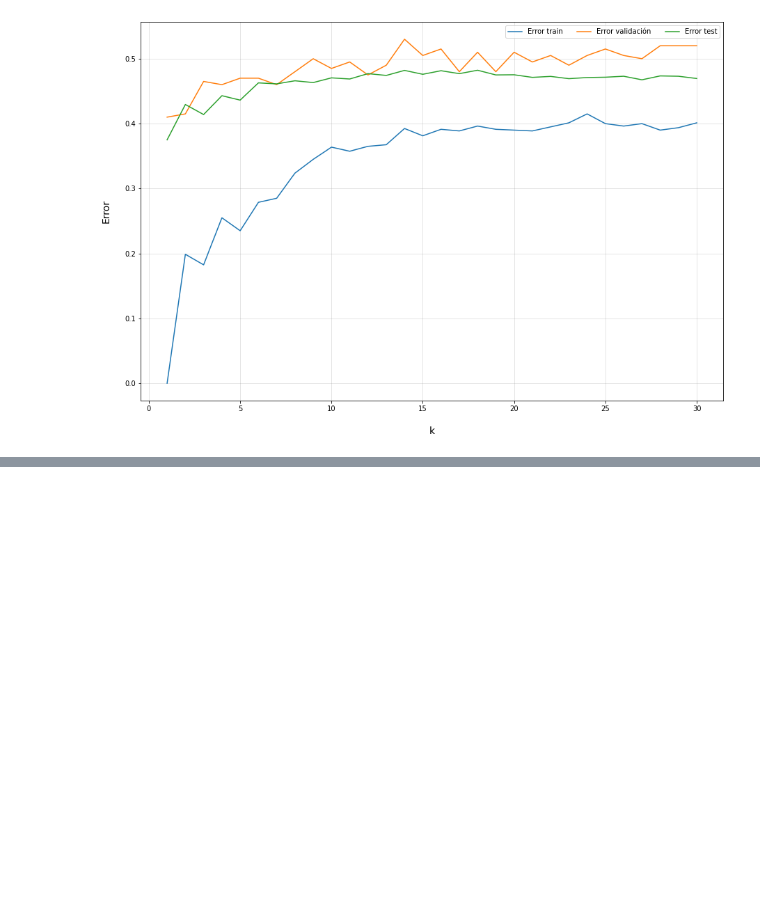
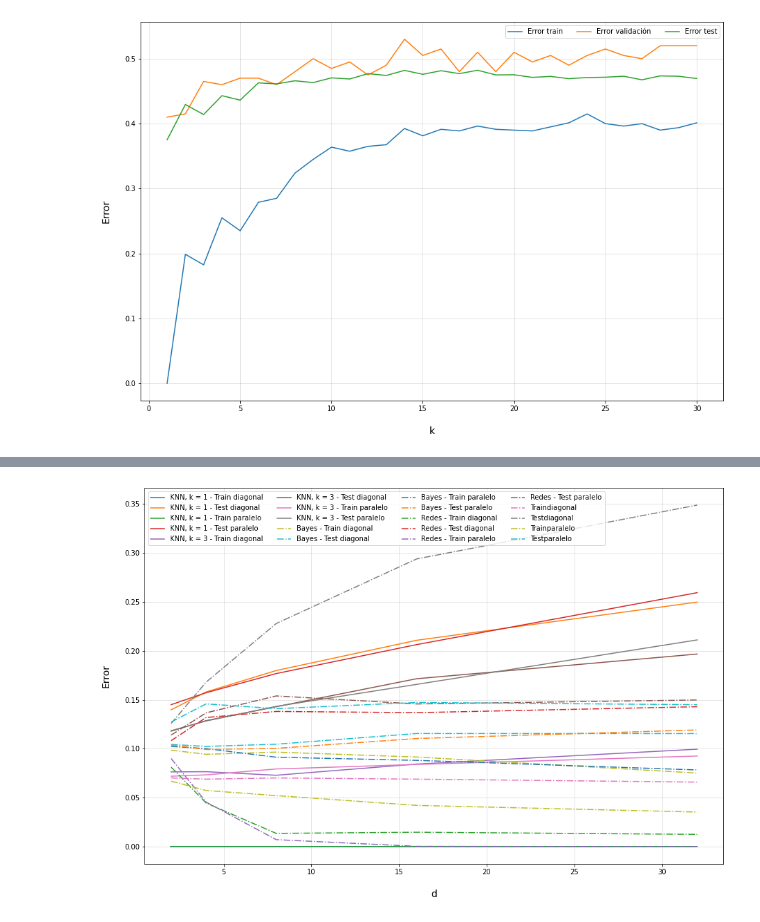
Before and after one commit to sebamoralesasd/IAA, a Jupyter notebook: tp4.ipynb, the cells around one changed output, grey strips where cells are left out. Saved outputs shown, nothing was run; the diff lists cells and outputs as text; code cells hidden in the pictures; blank space fills up the shorter version.

```diff
--- a/tp4.ipynb
+++ b/tp4.ipynb
@@ -139,0 +192,37 @@ Para los datos con ruido, se puede notar que el clasificador falla notablemente;
+# %%
+def graph_errores_ej2(error_df: pd.DataFrame, referencia):
+  _, ax = plt.subplots(figsize=(15, 10))
+  clases = pd.unique(error_df['Clase'])
+
+  for c in clases:
+    df = error_df[error_df['Clase'] == c]
+    df = df.groupby(referencia).mean().reset_index()
+
+    switch={
+      "KNN, k = 1 - Train paralelo": "solid",
+      "KNN, k = 1 - Test paralelo": "solid",
+      "KNN, k = 1 - Train diagonal": "solid",
+      "KNN, k = 1 - Test diagonal": "solid",
+      "KNN, k = 3 - Train paralelo": "solid",
+      "KNN, k = 3 - Test paralelo": "solid",
+      "KNN, k = 3 - Train diagonal": "solid",
+      "KNN, k = 3 - Test diagonal": "solid",
+    }
+
+    plt.plot(df[referencia], df['Error'], linestyle=switch.get(c, "dashdot"))
+
+  ax.grid(which='both', color='grey', linewidth=1, linestyle='-', alpha=0.2)
+
+  plt.legend(clases, ncol = 4)
+  plt.xlabel(referencia, size=14, labelpad=20)
+  plt.ylabel('Error', size=14, labelpad=20)
+# %%
+knn_errores = pd.read_csv("datasets/ej2_errores_knn.csv")
+errores_redes = pd.read_csv("datasets/ej5_errores_redes.csv")
+errores_arboles = pd.read_csv("datasets/ej5_errores_arboles.csv")
+errores_bayes = pd.read_csv("datasets/ej1_errores_bayes.csv")
+
+ej2_errores = pd.concat([knn_errores, errores_bayes, errores_redes, errores_arboles])
+graph_errores_ej2(ej2_errores, 'd')
+# %% [output]
+[figure, added]
```
Also changed, not shown: parts of 6 cells of this notebook, 1 other file.
